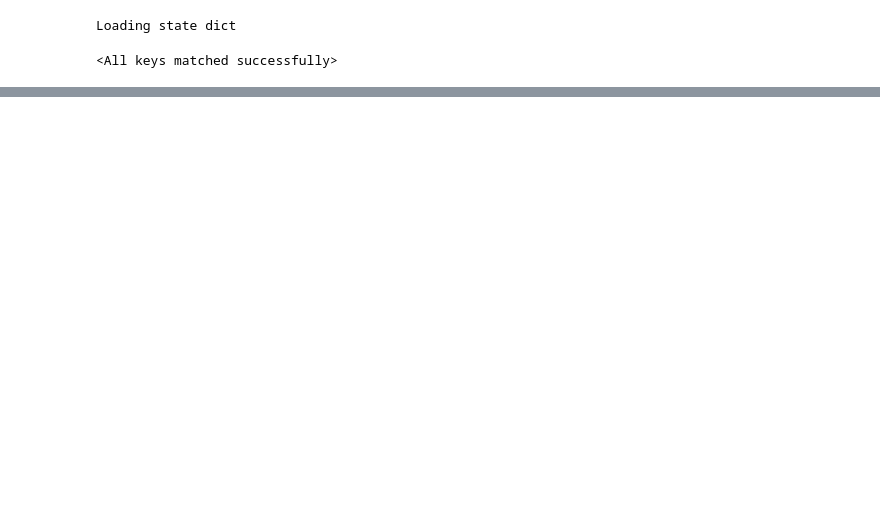
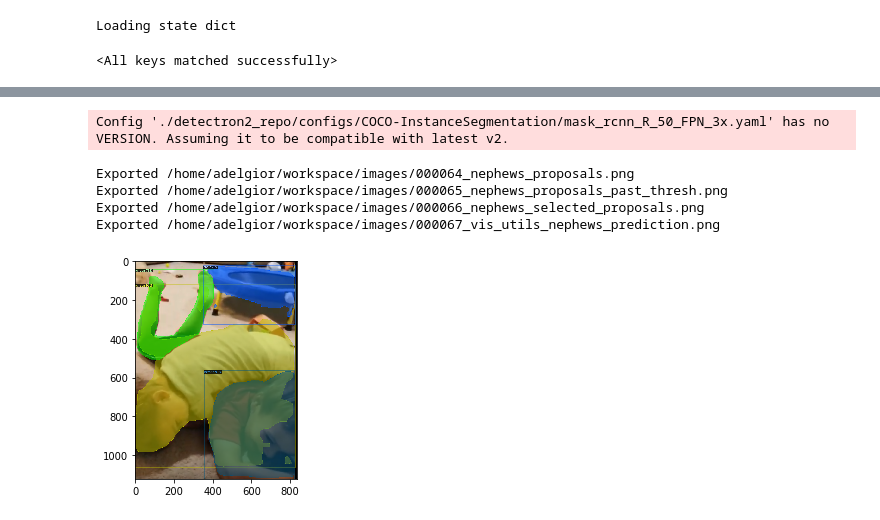
Before and after one commit to alliedel/multi-instance-mask-rcnn-extension, a Jupyter notebook: scripts/ipynb/break_maskrcnn.ipynb, the cells around one changed output, grey strips where cells are left out. Drawn from its saved outputs; the diff is of its cells as text; code cells hidden in the pictures; blank space fills up the shorter version.

```diff
--- a/scripts/ipynb/break_maskrcnn.ipynb
+++ b/scripts/ipynb/break_maskrcnn.ipynb
@@ -246,0 +254,77 @@ ValueError: some of the strides of a given numpy array are negative. This is cur
+# %%
+modelname = 'zoo_'
+from detectron2.evaluation.evaluator import inference_context
+# For Mask R-CNN, actually wants RGB(?)
+
+cfg_zoo = get_cfg()
+cfg_zoo.merge_from_file(modelzoo_config_filepath)
+fmt = cfg_zoo.INPUT.FORMAT
+
+# cfg.MODEL.ROI_HEADS.SCORE_THRESH_TEST = 0.5  # set threshold for this model
+# Find a model from detectron2's model zoo. You can either use the https://dl.fbaipublicfiles.... url, or use the
+# following shorthand
+local_path = download_detectron_model_to_local_zoo(modelzoo_model_rel_path)
+cfg_zoo.MODEL.WEIGHTS = local_path
+cfg_zoo.MODEL.ROI_HEADS.SCORE_THRESH_TEST = 0.5  # set threshold for this model
+predictor = DefaultPredictor(cfg_zoo)
+model = predictor.model
+
+img_modelfmt = read_image(impath, fmt=fmt)
+height, width = img.shape[:2]
+inputs = {"image": torch.as_tensor(img_modelfmt.astype("float32").transpose(2, 0, 1)),
+          "height": height, "width": width}
+# inputs = [torch.from_numpy(im)]
+# model = predictor.model
+previously_training = model.training
+model.eval()
+with inference_context(model), torch.no_grad():
+    # Get proposals
+    images = model.preprocess_image([inputs])
+    features = model.backbone(images.tensor)
+    proposalss, proposal_lossess = model.proposal_generator(images, features, None)
+
+    # Get instance boxes, masks, and proposal idxs
+    outputs, extra_proposal_details = model([inputs], trace_proposals=True)
+
+if previously_training:
+    model.train()
+
+all_outputs = {'outputs': outputs,
+        'proposalss': proposalss,
+        'proposal_lossess': proposal_lossess,
+        'extra_proposal_details': extra_proposal_details
+        }
+# %% [output]
+Config './detectron2_repo/configs/COCO-InstanceSegmentation/mask_rcnn_R_50_FPN_3x.yaml' has no VERSION. Assuming it to be compatible with latest v2.
+# %%
+output = all_outputs['outputs'][0]
+proposals_pre = all_outputs['proposalss'][0]
+visualize_just_image = False
+extra_proposal_details = all_outputs['extra_proposal_details'][0]
+image_id=os.path.splitext(os.path.basename(impath))[0]
+img_prepped, pred_instances, proposals = script_utils.prep_for_visualization(cfg_zoo, img, output['instances'], proposals_pre)
+output['instances'] = pred_instances
+# d. Visualize and export Mask R-CNN predictions
+metadata = MetadataCatalog.get(cfg_zoo.DATASETS.TRAIN[0])
+proposal_score_thresh = None if model is None else model.roi_heads.test_score_thresh
+script_utils.visualize_single_image_output(img_prepped, metadata, pred_instances=output, proposals=proposals, image_id=str(image_id),
+                              extra_proposal_details=extra_proposal_details,
+                              scale=2.0, proposal_score_thresh=proposal_score_thresh, exporter=exporter,
+                              visualize_just_image=visualize_just_image)
+## Export secondary masks
+if 'pred_masks2' in list(output['instances']._fields.keys()):
+    output['instances'].set('pred_masks', output['instances'].pred_masks2)
+    img_prepped, pred_instances, proposals = script_utils.prep_for_visualization(cfg_zoo, img, output['instances'], proposals_pre)
+    output['instances'] = pred_instances
+    # d. Visualize and export Mask R-CNN predictions
+    metadata = MetadataCatalog.get(cfg_zoo.DATASETS.TRAIN[0])
+    proposal_score_thresh = None if model is None else model.roi_heads.test_score_thresh
+    script_utils.visualize_single_image_output(img_prepped, metadata, pred_instances=output,
+        proposals=None, image_id=modelname + str(image_id) + '_pred2', extra_proposal_details=None, scale=2.0,
+        proposal_score_thresh=None, exporter=exporter, visualize_just_image=visualize_just_image)
+# %% [output]
+Exported /home/adelgior/workspace/images/000064_nephews_proposals.png
+Exported /home/adelgior/workspace/images/000065_nephews_proposals_past_thresh.png
+Exported /home/adelgior/workspace/images/000066_nephews_selected_proposals.png
+Exported /home/adelgior/workspace/images/000067_vis_utils_nephews_prediction.png
+[figure, added]
```
Also changed, not shown: parts of 20 cells of this notebook, 28 other files.
